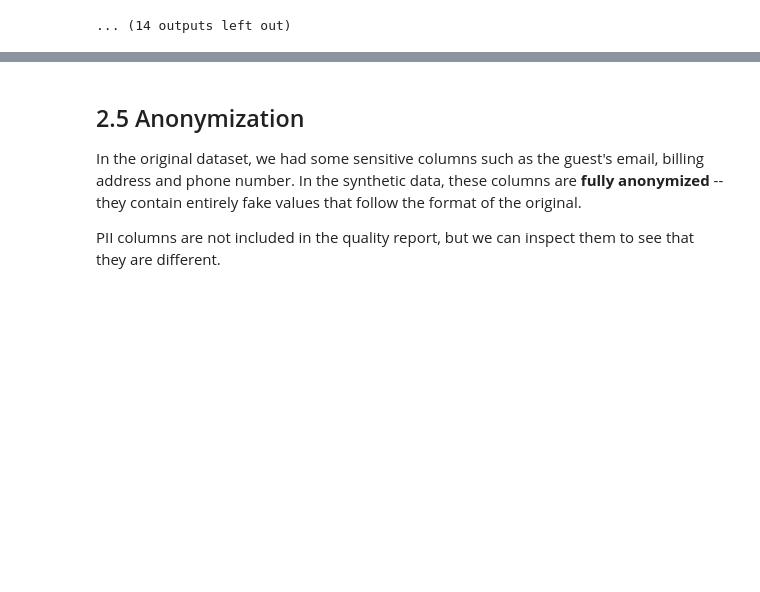
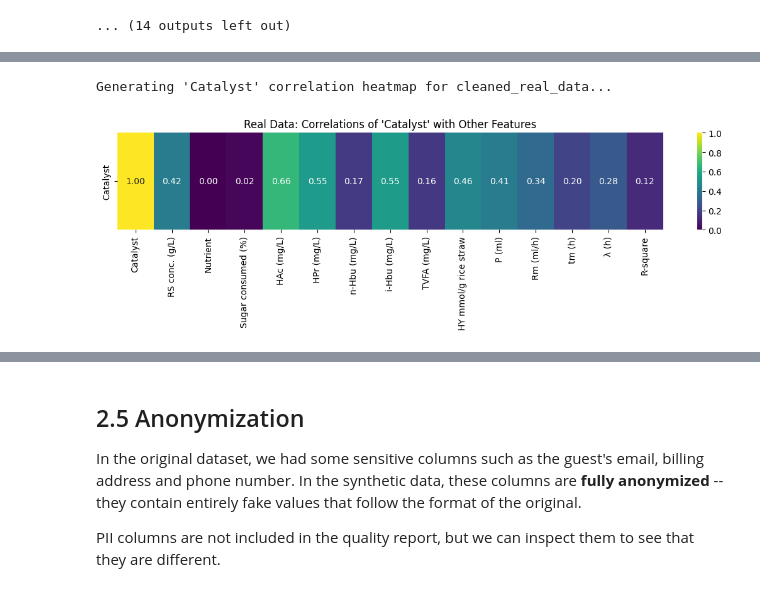
Before and after one commit to umraodeepika7-dotcom/ctgan, a Jupyter notebook: SDV_Synthesize_a_table_(CTGAN).ipynb, the cells around one changed output, grey strips where cells are left out. Saved outputs shown, nothing was run; the diff lists cells and outputs as text; code cells hidden in the pictures; blank space fills up the shorter version.

```diff
--- a/SDV_Synthesize_a_table_(CTGAN).ipynb
+++ b/SDV_Synthesize_a_table_(CTGAN).ipynb
@@ -464,0 +544,72 @@ Generating CDF plot for: i-Hbu (mg/L)
+# %%
+import matplotlib.pyplot as plt
+import seaborn as sns
+from dython.nominal import associations
+import pandas as pd
+
+# Ensure real_data is defined for this cell
+# Assuming 'Biohydrogen_production (1).csv' is available in the current directory
+real_data = pd.read_csv('Biohydrogen_production (1).csv')
+
+# Define categorical_features (previously defined in another cell)
+categorical_features = ['Catalyst', 'Nutrient']
+
+# Re-create cleaned_real_data here to ensure it's available and correctly typed
+# This block is copied from a previous cell where cleaned_real_data was initially processed
+cleaned_real_data = real_data.copy()
+numerical_columns = []
+# Assuming metadata and user_desired_table_name are defined from previous cells
+# If not, they would need to be re-initialized here as well.
+# For now, relying on the numerical_columns being available from the notebook state.
+# If metadata was defined in a previous cell, it would be 'metadata = Metadata.detect_from_dataframe(...)'.
+# For this fix, I'll assume `numerical_columns` list from previous execution is still valid.
+
+# This assumes numerical_columns is correctly populated from an earlier cell.
+# If `metadata` object is not accessible, you might need to re-detect it or list numerical columns explicitly
+# For robustness, I'll define `numerical_columns` as it was defined previously in `lhFSdzaRv-Ml`
+
+# Re-detect metadata and numerical_columns for robustness if kernel state is lost
+from sdv.metadata import Metadata
+user_desired_table_name = 'Biohydrogen_production_table' # Assuming this is consistent
+metadata = Metadata.detect_from_dataframe(data=real_data, table_name=user_desired_table_name)
+
+for col in real_data.columns:
+    if col in categorical_features:
+        metadata.tables[user_desired_table_name].columns[col]['sdtype'] = 'categorical'
+    else:
+        metadata.tables[user_desired_table_name].columns[col]['sdtype'] = 'numerical'
+metadata.tables[user_desired_table_name].primary_key = None
+
+numerical_columns = []
+for col_name, col_meta in metadata.tables[user_desired_table_name].columns.items():
+    if col_meta['sdtype'] == 'numerical':
+        numerical_columns.append(col_name)
+
+for col in numerical_columns:
+    cleaned_real_data[col] = cleaned_real_data[col].astype(str)
+    cleaned_real_data[col] = cleaned_real_data[col].str.replace('\xa0', '', regex=False).str.replace(',', '', regex=False)
+    cleaned_real_data[col] = pd.to_numeric(cleaned_real_data[col], errors='coerce')
+
+
+print("Generating 'Catalyst' correlation heatmap for cleaned_real_data...")
+
+# Calculate the full association matrix for cleaned_real_data
+real_corr_matrix = associations(cleaned_real_data, nominal_columns=categorical_features, compute_only=True)["corr"]
+
+# Extract the 'Catalyst' row (correlations of Catalyst with all other features)
+catalyst_correlations_real = real_corr_matrix.loc[['Catalyst']]
+
+plt.figure(figsize=(14, 2)) # Adjust size for better readability of a single row
+sns.heatmap(
+    catalyst_correlations_real,
+    annot=True,
+    cmap='viridis',
+    fmt=".2f",
+    cbar=True,
+    yticklabels=True # Show 'Catalyst' label on y-axis
+)
+plt.title("Real Data: Correlations of 'Catalyst' with Other Features")
+plt.show()
+# %% [output]
+Generating 'Catalyst' correlation heatmap for cleaned_real_data...
+[figure, added]
```
Also changed, not shown: parts of 32 cells of this notebook.
